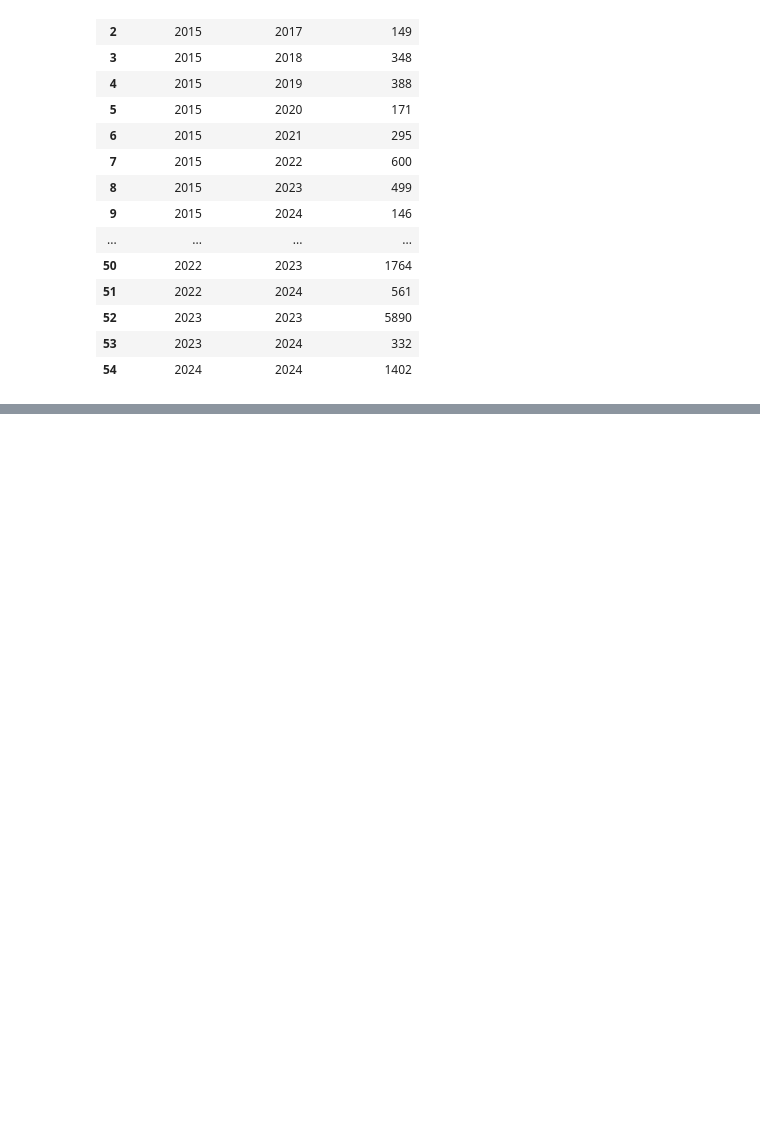
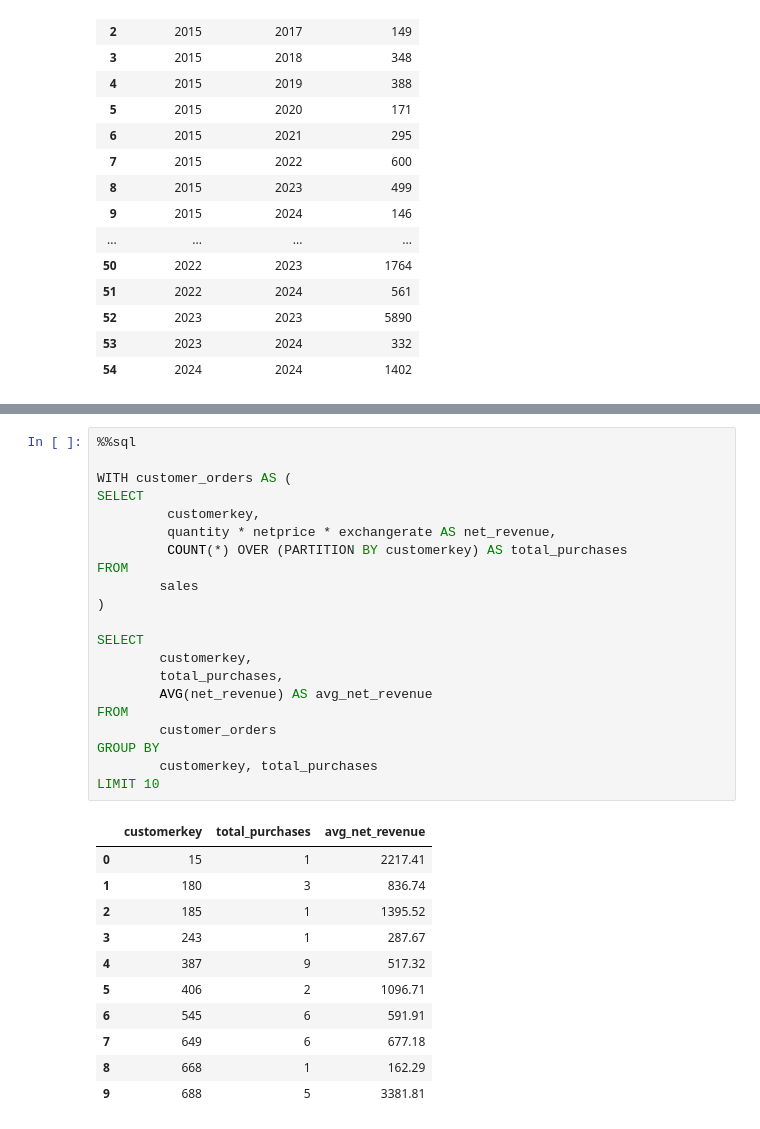
Before and after one commit to bonsoul/Data_Engineering101, a Jupyter notebook: Cohort1.ipynb, the cells around one changed output, grey strips where cells are left out. Drawn from its saved outputs; the diff is of its cells as text; blank space fills up the shorter version.

```diff
--- a/Cohort1.ipynb
+++ b/Cohort1.ipynb
@@ -89,0 +115,33 @@ ORDER BY
+# %%
+%%sql
+
+WITH customer_orders AS (
+SELECT
+         customerkey,
+         quantity * netprice * exchangerate AS net_revenue,
+         COUNT(*) OVER (PARTITION BY customerkey) AS total_purchases
+FROM
+        sales
+)
+
+SELECT
+        customerkey,
+        total_purchases,
+        AVG(net_revenue) AS avg_net_revenue
+FROM
+        customer_orders
+GROUP BY
+        customerkey, total_purchases
+LIMIT 10
+# %% [output]
+|  | customerkey | total_purchases | avg_net_revenue |
+| 0 | 15 | 1 | 2217.41 |
+| 1 | 180 | 3 | 836.74 |
+| 2 | 185 | 1 | 1395.52 |
+| 3 | 243 | 1 | 287.67 |
+| 4 | 387 | 9 | 517.32 |
+| 5 | 406 | 2 | 1096.71 |
+| 6 | 545 | 6 | 591.91 |
+| 7 | 649 | 6 | 677.18 |
+| 8 | 668 | 1 | 162.29 |
+| 9 | 688 | 5 | 3381.81 |
```
Also changed, not shown: parts of 1 cell of this notebook.
